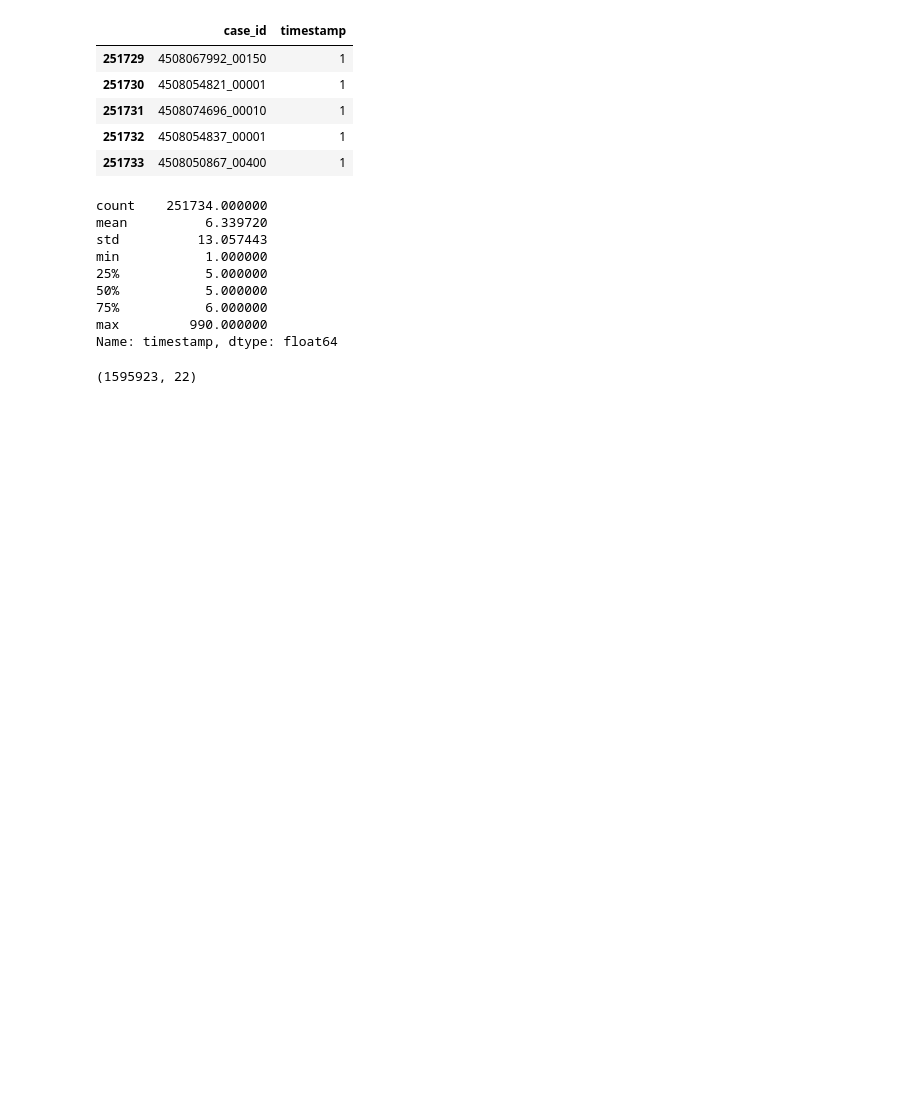
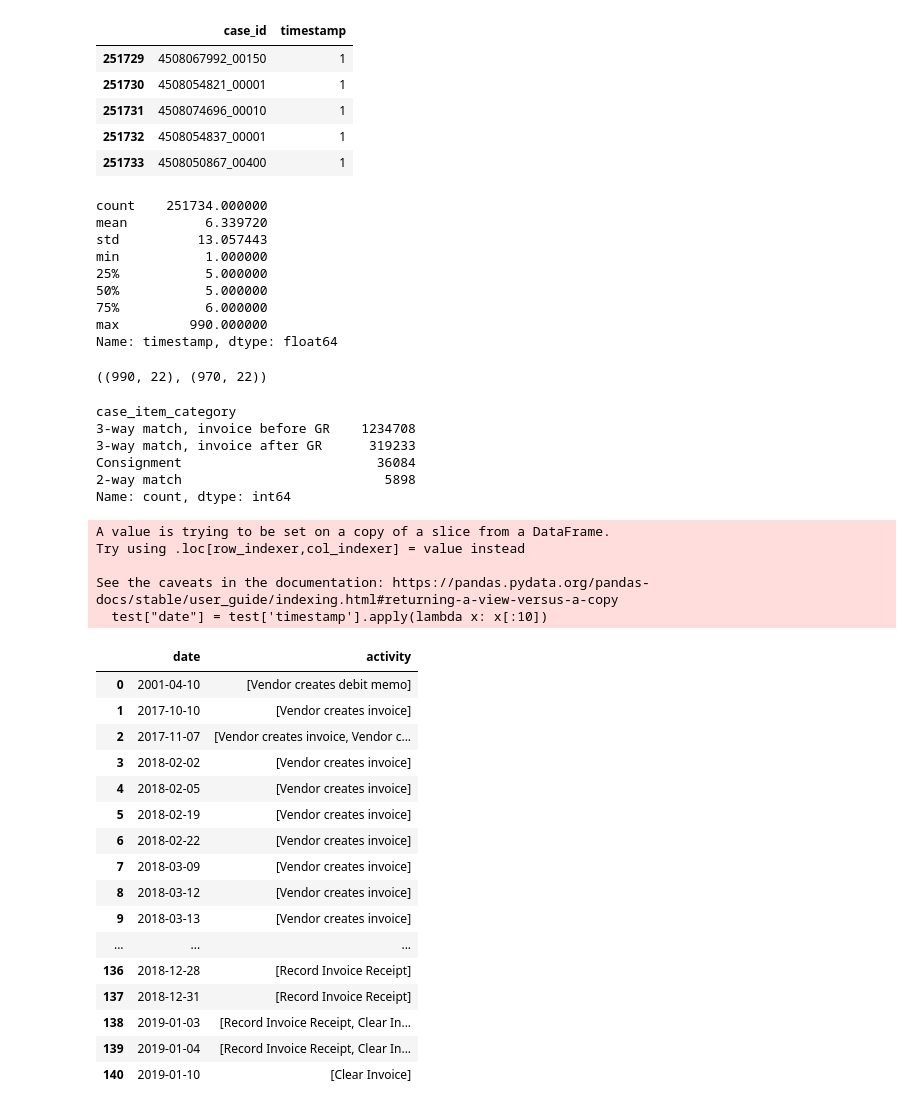
Before and after one commit to jpreyesm03/process-copilot, a Jupyter notebook: notebooks/01_explore_raw_data.ipynb, the cells around one changed output. Drawn from its saved outputs; the diff is of its cells as text; code cells hidden in the pictures; blank space fills up the shorter version.

Commit message:
Notebooks: raw data exploration and table checks

```diff
--- a/notebooks/01_explore_raw_data.ipynb
+++ b/notebooks/01_explore_raw_data.ipynb
@@ -103,7 +103,45 @@ min           1.000000
 75%           6.000000
 max         990.000000
 Name: timestamp, dtype: float64
-# %%
-df.shape
-# %% [output]
-(1595923, 22)
+# %%
+df[(df['case_id'] == '4507027474_00010')].shape, df[(df['case_id'] == '4507027474_00010')].drop_duplicates().shape
+# %% [output]
+((990, 22), (970, 22))
+# %%
+df['case_item_category'].value_counts(dropna=False)
+# %% [output]
+case_item_category
+3-way match, invoice before GR    1234708
+3-way match, invoice after GR      319233
+Consignment                         36084
+2-way match                          5898
+Name: count, dtype: int64
+# %%
+test = df[(df['case_id'] == '4507027474_00010')]
+test["date"] = test['timestamp'].apply(lambda x: x[:10])
+test = test.groupby(['date']).agg({'activity' : 'unique'}).sort_values(by='date', ascending=True).reset_index()
+pd.set_option("display.max_rows", 150)
+test
+# %% [output]
+A value is trying to be set on a copy of a slice from a DataFrame.
+Try using .loc[row_indexer,col_indexer] = value instead
+
+See the caveats in the documentation: https://pandas.pydata.org/pandas-docs/stable/user_guide/indexing.html#returning-a-view-versus-a-copy
+  test["date"] = test['timestamp'].apply(lambda x: x[:10])
+|  | date | activity |
+| 0 | 2001-04-10 | [Vendor creates debit memo] |
+| 1 | 2017-10-10 | [Vendor creates invoice] |
+| 2 | 2017-11-07 | [Vendor creates invoice, Vendor c... |
+| 3 | 2018-02-02 | [Vendor creates invoice] |
+| 4 | 2018-02-05 | [Vendor creates invoice] |
+| 5 | 2018-02-19 | [Vendor creates invoice] |
+| 6 | 2018-02-22 | [Vendor creates invoice] |
+| 7 | 2018-03-09 | [Vendor creates invoice] |
+| 8 | 2018-03-12 | [Vendor creates invoice] |
+| 9 | 2018-03-13 | [Vendor creates invoice] |
+| ... | ... | ... |
+| 136 | 2018-12-28 | [Record Invoice Receipt] |
+| 137 | 2018-12-31 | [Record Invoice Receipt] |
+| 138 | 2019-01-03 | [Record Invoice Receipt, Clear In... |
+| 139 | 2019-01-04 | [Record Invoice Receipt, Clear In... |
+| 140 | 2019-01-10 | [Clear Invoice] |
```
Also changed, not shown: 1 other file.
